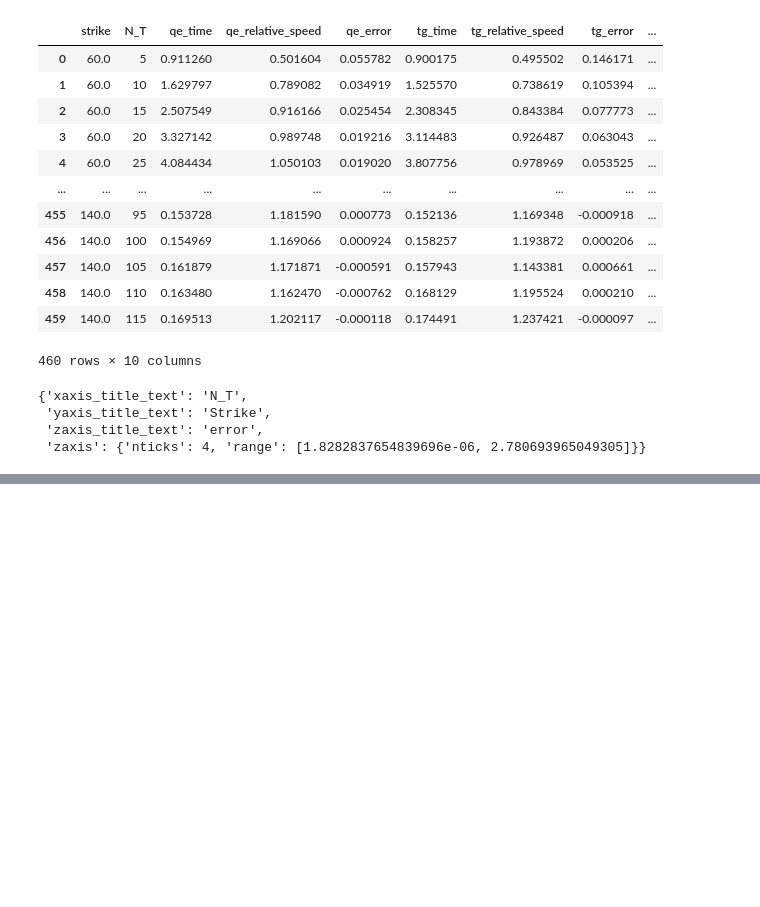
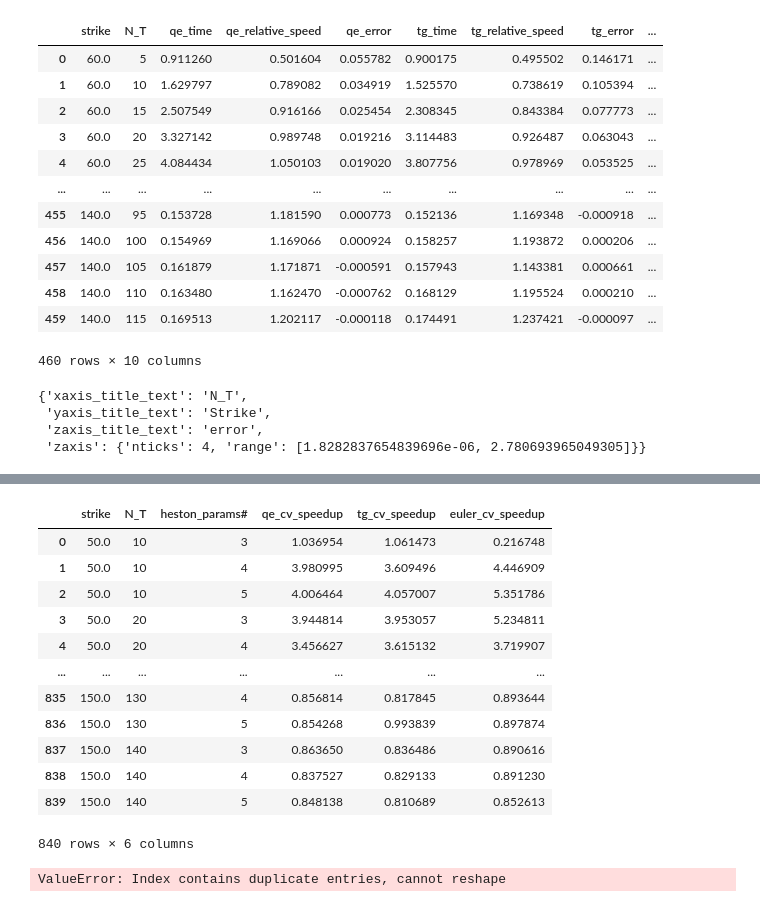
Before and after one commit to ArtemySazonov/Stochastic-Volatility-Models, a Jupyter notebook: Code/evaluation.ipynb, the cells around one changed output, grey strips where cells are left out. Drawn from its saved outputs; the diff is of its cells as text; code cells hidden in the pictures; blank space fills up the shorter version.

```diff
--- a/Code/evaluation.ipynb
+++ b/Code/evaluation.ipynb
@@ -286,0 +168,30 @@ dtype: bool
+# %%
+tmp_cv = test_cv.drop(['batch_size','absolute error'], axis=1)
+speed_test_cv = pd.DataFrame()
+speed_test_cv[['strike', 'N_T', 'heston_params#']] = test_cv.loc[test_cv['scheme'] =='simulate_heston_euler',['strike', 'N_T', 'heston_params#']]
+
+speed_test_cv['qe_cv_speedup'] = tmp_cv.loc[tmp_cv['scheme'] =='simulate_heston_andersen_qe_no_cv', 'time'].reset_index(drop=True)/tmp_cv.loc[tmp_cv['scheme'] =='simulate_heston_andersen_qe', 'time'].reset_index(drop=True)
+
+speed_test_cv['tg_cv_speedup'] = tmp_cv.loc[tmp_cv['scheme'] =='simulate_heston_andersen_tg_no_cv', 'time'].reset_index(drop=True)/tmp_cv.loc[tmp_cv['scheme'] =='simulate_heston_andersen_tg', 'time'].reset_index(drop=True)
+
+speed_test_cv['euler_cv_speedup'] = tmp_cv.loc[tmp_cv['scheme'] =='simulate_heston_euler_no_cv', 'time'].reset_index(drop=True)/tmp_cv.loc[tmp_cv['scheme'] =='simulate_heston_euler', 'time'].reset_index(drop=True)
+# %%
+speed_test_cv
+# %% [output]
+|  | strike | N_T | heston_params# | qe_cv_speedup | tg_cv_speedup | euler_cv_speedup |
+| 0 | 50.0 | 10 | 3 | 1.036954 | 1.061473 | 0.216748 |
+| 1 | 50.0 | 10 | 4 | 3.980995 | 3.609496 | 4.446909 |
+| 2 | 50.0 | 10 | 5 | 4.006464 | 4.057007 | 5.351786 |
+| 3 | 50.0 | 20 | 3 | 3.944814 | 3.953057 | 5.234811 |
+| 4 | 50.0 | 20 | 4 | 3.456627 | 3.615132 | 3.719907 |
+| ... | ... | ... | ... | ... | ... | ... |
+| 835 | 150.0 | 130 | 4 | 0.856814 | 0.817845 | 0.893644 |
+| 836 | 150.0 | 130 | 5 | 0.854268 | 0.993839 | 0.897874 |
+| 837 | 150.0 | 140 | 3 | 0.863650 | 0.836486 | 0.890616 |
+| 838 | 150.0 | 140 | 4 | 0.837527 | 0.829133 | 0.891230 |
+| 839 | 150.0 | 140 | 5 | 0.848138 | 0.810689 | 0.852613 |
+840 rows × 6 columns
+# %%
+euler_cv_speedup = speed_test_cv.pivot(index='strike', columns='N_T', values='euler_cv_speedup')
+# %% [output]
+ValueError: Index contains duplicate entries, cannot reshape
```
Also changed, not shown: parts of 17 cells of this notebook.
